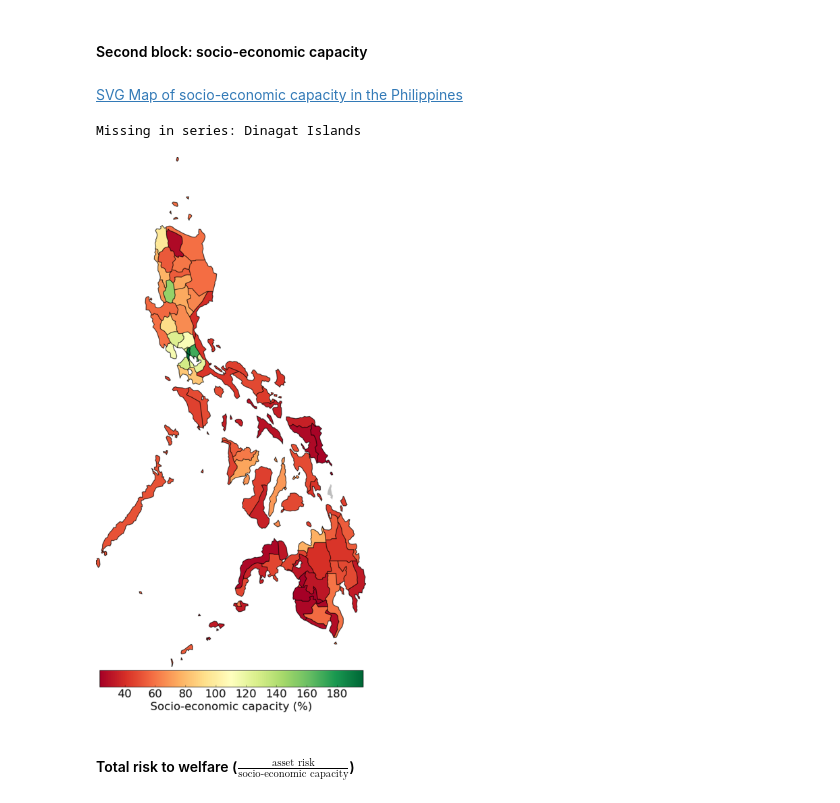
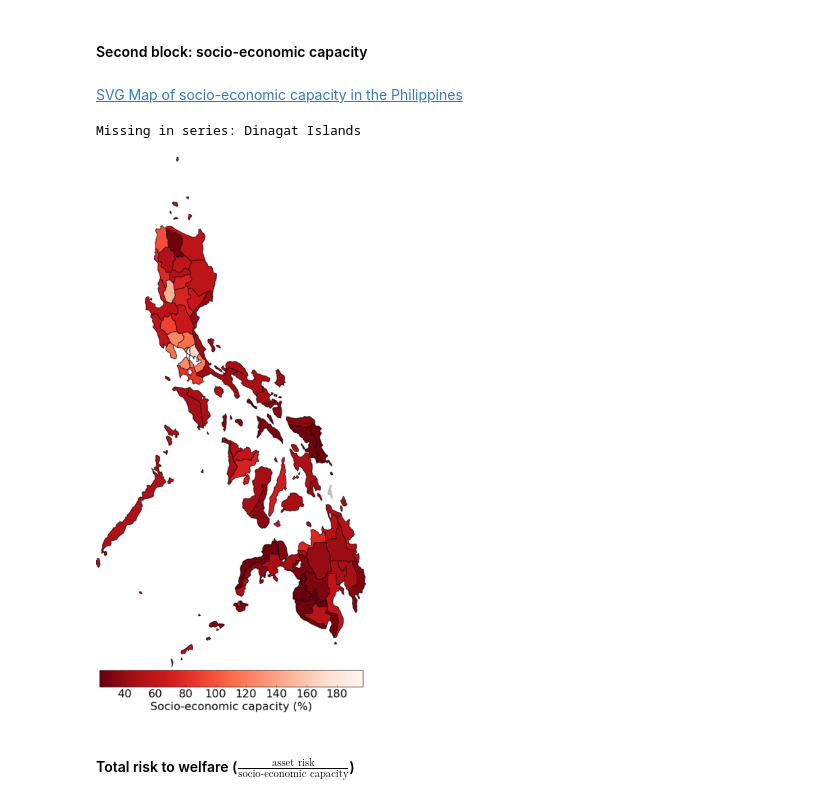
Before and after one commit to adrivsh/resilience_indicator_phl, a Jupyter notebook: draw_maps.ipynb, the cells around one changed output. Drawn from its saved outputs; the diff is of its cells as text; code cells hidden in the pictures.

```diff
--- a/draw_maps.ipynb
+++ b/draw_maps.ipynb
@@ -67,15 +67,15 @@ Missing in series: Dinagat Islands
 # %%
 make_map_from_svg(
         df_with_results.resilience,
         svg_file_path,
         outname="se_capacity",
-        color_maper=plt.cm.get_cmap("RdYlGn"),
+        color_maper=plt.cm.get_cmap("Reds_r"),
         label="Socio-economic capacity (%)",
         new_title="Map of socio-economic capacity in the Philippines")
 # %% [output]
 SVG Map of socio-economic capacity in the Philippines
 Missing in series: Dinagat Islands
-[figure, old version]
+[figure, new version]
 # %% [markdown]
 #### Total risk to welfare ($\frac {\text{asset risk}} {\text{socio-economic capacity}}$)
 # %%
```
Also changed, not shown: 11 other files.
